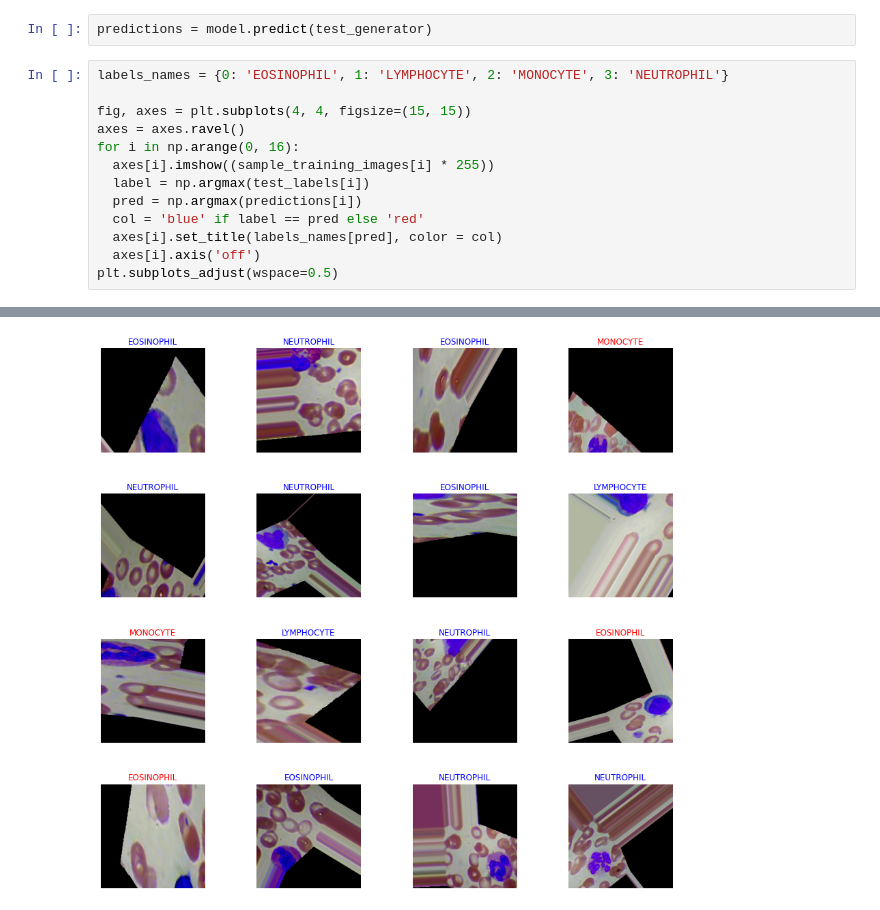
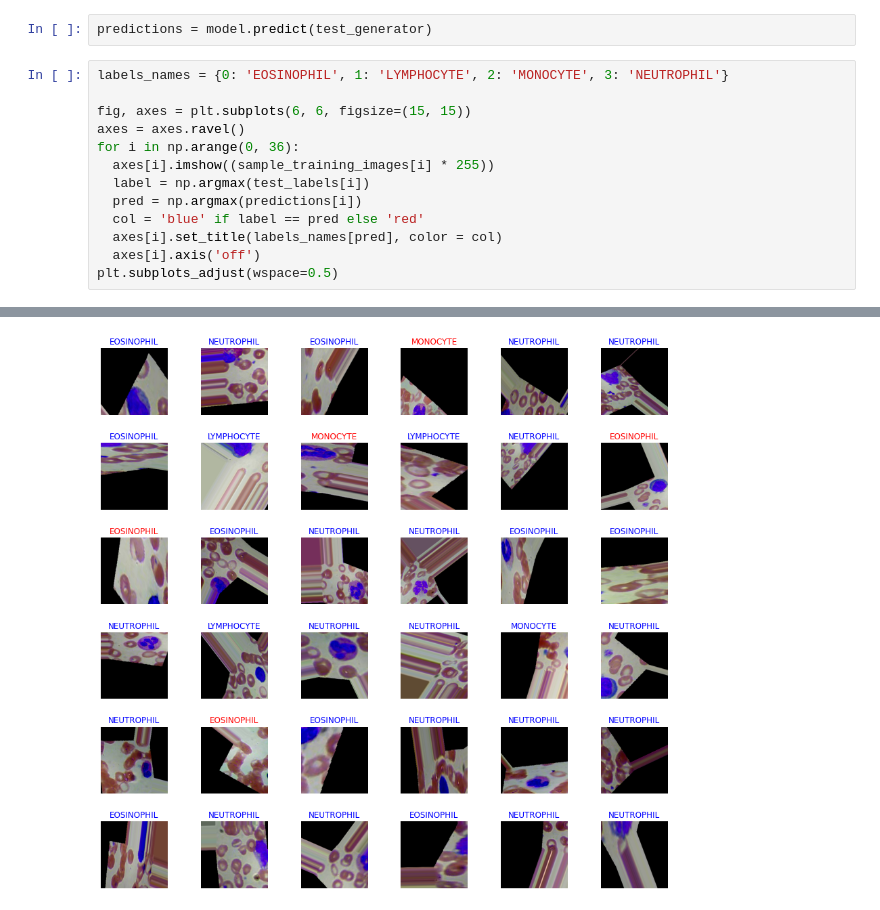
Before and after one commit to carlsec/machine_learning, a Jupyter notebook: Blood_Cell_Images.ipynb, the cells around one changed output, grey strips where cells are left out. Cells and saved outputs as stored; diff of their text form.

```diff
--- a/Blood_Cell_Images.ipynb
+++ b/Blood_Cell_Images.ipynb
@@ -214,9 +214,9 @@ predictions = model.predict(test_generator)
 # %%
 labels_names = {0: 'EOSINOPHIL', 1: 'LYMPHOCYTE', 2: 'MONOCYTE', 3: 'NEUTROPHIL'}
 
-fig, axes = plt.subplots(4, 4, figsize=(15, 15))
+fig, axes = plt.subplots(6, 6, figsize=(15, 15))
 axes = axes.ravel()
-for i in np.arange(0, 16):
+for i in np.arange(0, 36):
   axes[i].imshow((sample_training_images[i] * 255))
   label = np.argmax(test_labels[i])
   pred = np.argmax(predictions[i])
@@ -240,5 +241,5 @@ Clipping input data to the valid range for imshow with RGB data ([0..1] for floa
 Clipping input data to the valid range for imshow with RGB data ([0..1] for floats or [0..255] for integers).
 Clipping input data to the valid range for imshow with RGB data ([0..1] for floats or [0..255] for integers).
 Clipping input data to the valid range for imshow with RGB data ([0..1] for floats or [0..255] for integers).
 Clipping input data to the valid range for imshow with RGB data ([0..1] for floats or [0..255] for integers).
-[figure, old version]
+[figure, new version]
```
Also changed, not shown: parts of 1 cell of this notebook.
